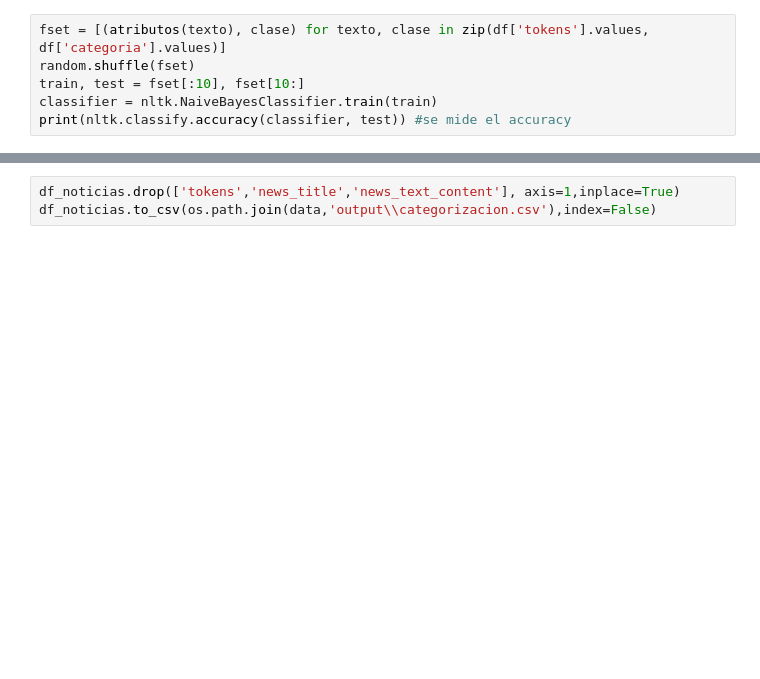
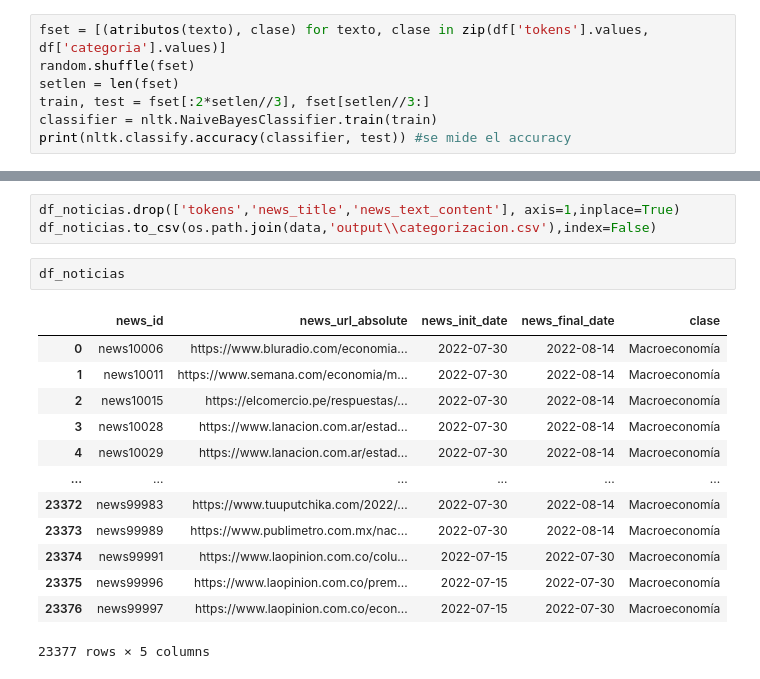
Before and after one commit to Pliperkiller/dataton2022-Siddhartha, a Jupyter notebook: src/scripts/entrenamiento_categorizacion.ipynb, the cells around one changed output, grey strips where cells are left out. Saved outputs shown, nothing was run; the diff lists cells and outputs as text; blank space fills up the shorter version.

```diff
--- a/src/scripts/entrenamiento_categorizacion.ipynb
+++ b/src/scripts/entrenamiento_categorizacion.ipynb
@@ -103,7 +162,8 @@ Se realiza el entrenamiento del modelo de clasificación Bayesiana. Inicialmente
 # %%
 fset = [(atributos(texto), clase) for texto, clase in zip(df['tokens'].values, df['categoria'].values)]
 random.shuffle(fset)
-train, test = fset[:10], fset[10:]
+setlen = len(fset)
+train, test = fset[:2*setlen//3], fset[setlen//3:]
 classifier = nltk.NaiveBayesClassifier.train(train)
 print(nltk.classify.accuracy(classifier, test)) #se mide el accuracy
 # %% [output]
@@ -139,3 +199,19 @@ Se exportan los datos
 # %%
 df_noticias.drop(['tokens','news_title','news_text_content'], axis=1,inplace=True)
 df_noticias.to_csv(os.path.join(data,'output\\categorizacion.csv'),index=False)
+# %%
+df_noticias
+# %% [output]
+|  | news_id | news_url_absolute | news_init_date | news_final_date | clase |
+| 0 | news10006 | https://www.bluradio.com/economia... | 2022-07-30 | 2022-08-14 | Macroeconomía |
+| 1 | news10011 | https://www.semana.com/economia/m... | 2022-07-30 | 2022-08-14 | Macroeconomía |
+| 2 | news10015 | https://elcomercio.pe/respuestas/... | 2022-07-30 | 2022-08-14 | Macroeconomía |
+| 3 | news10028 | https://www.lanacion.com.ar/estad... | 2022-07-30 | 2022-08-14 | Macroeconomía |
+| 4 | news10029 | https://www.lanacion.com.ar/estad... | 2022-07-30 | 2022-08-14 | Macroeconomía |
+| ... | ... | ... | ... | ... | ... |
+| 23372 | news99983 | https://www.tuuputchika.com/2022/... | 2022-07-30 | 2022-08-14 | Macroeconomía |
+| 23373 | news99989 | https://www.publimetro.com.mx/nac... | 2022-07-30 | 2022-08-14 | Macroeconomía |
+| 23374 | news99991 | https://www.laopinion.com.co/colu... | 2022-07-15 | 2022-07-30 | Macroeconomía |
+| 23375 | news99996 | https://www.laopinion.com.co/prem... | 2022-07-15 | 2022-07-30 | Macroeconomía |
+| 23376 | news99997 | https://www.laopinion.com.co/econ... | 2022-07-15 | 2022-07-30 | Macroeconomía |
+23377 rows × 5 columns
```
Also changed, not shown: parts of 6 cells of this notebook, 7 other files.
